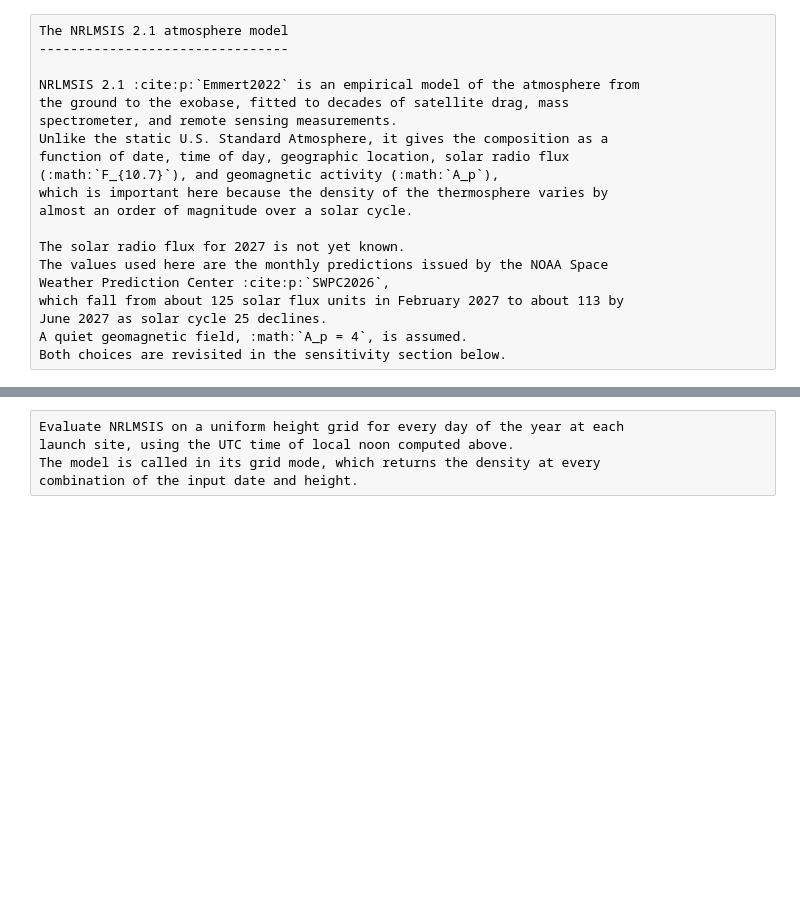
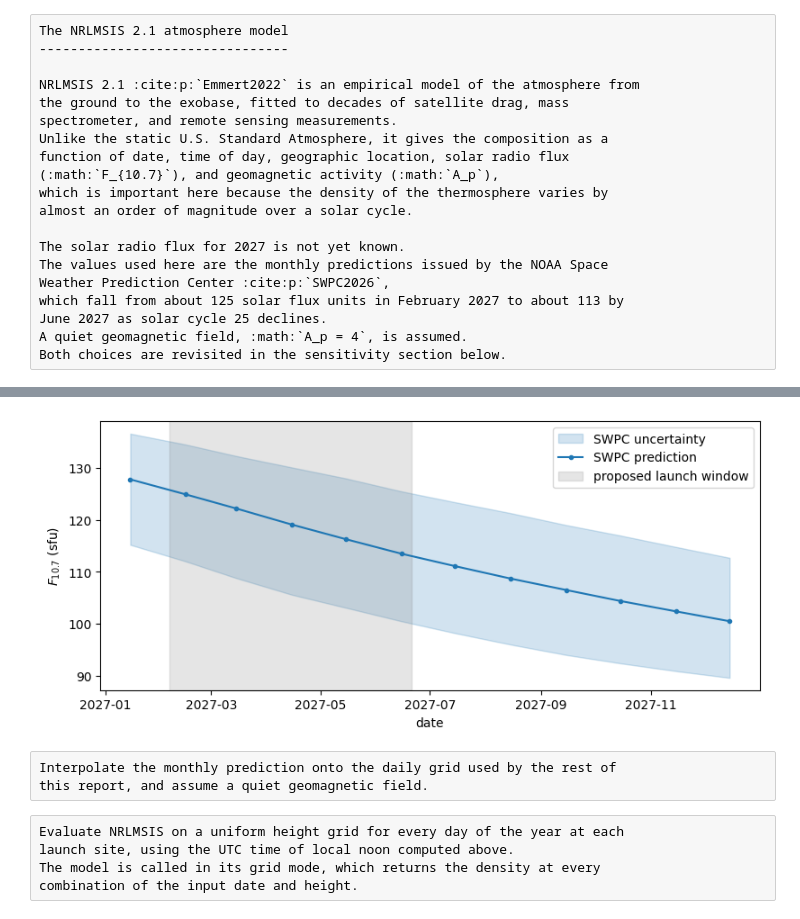
Before and after one commit to Kankelborg-Group/furst-optics, a Jupyter notebook: docs/reports/atmospheric-transmission.ipynb, the cells around one changed output, grey strips where cells are left out. Saved outputs shown, nothing was run; the diff lists cells and outputs as text; code cells hidden in the pictures; blank space fills up the shorter version.

```diff
--- a/docs/reports/atmospheric-transmission.ipynb
+++ b/docs/reports/atmospheric-transmission.ipynb
@@ -225 +280,36 @@ Both choices are revisited in the sensitivity section below.
+# %%
+month_f107 = np.array([np.datetime64(f"{year}-{m:02d}-15") for m in f107_swpc])
+
+fig, ax = plt.subplots(figsize=(8, 3.5), constrained_layout=True)
+ax.fill_between(
+    month_f107,
+    [f107_swpc[m][1] for m in f107_swpc],
+    [f107_swpc[m][2] for m in f107_swpc],
+    color="tab:blue",
+    alpha=0.2,
+    label="SWPC uncertainty",
+)
+ax.plot(
+    month_f107,
+    [f107_swpc[m][0] for m in f107_swpc],
+    color="tab:blue",
+    marker="o",
+    markersize=3,
+    label="SWPC prediction",
+)
+ax.axvspan(
+    np.datetime64(date_launch_min),
+    np.datetime64(date_launch_max),
+    color="gray",
+    alpha=0.2,
+    label="proposed launch window",
+)
+ax.set_xlabel("date")
+ax.set_ylabel("$F_{10.7}$ (sfu)")
+ax.legend();
+# %% [output]
+[figure, added]
+# %% [raw]
+Interpolate the monthly prediction onto the daily grid used by the rest of
+this report, and assume a quiet geomagnetic field.
 # %%
```
Also changed, not shown: parts of 17 cells of this notebook.
